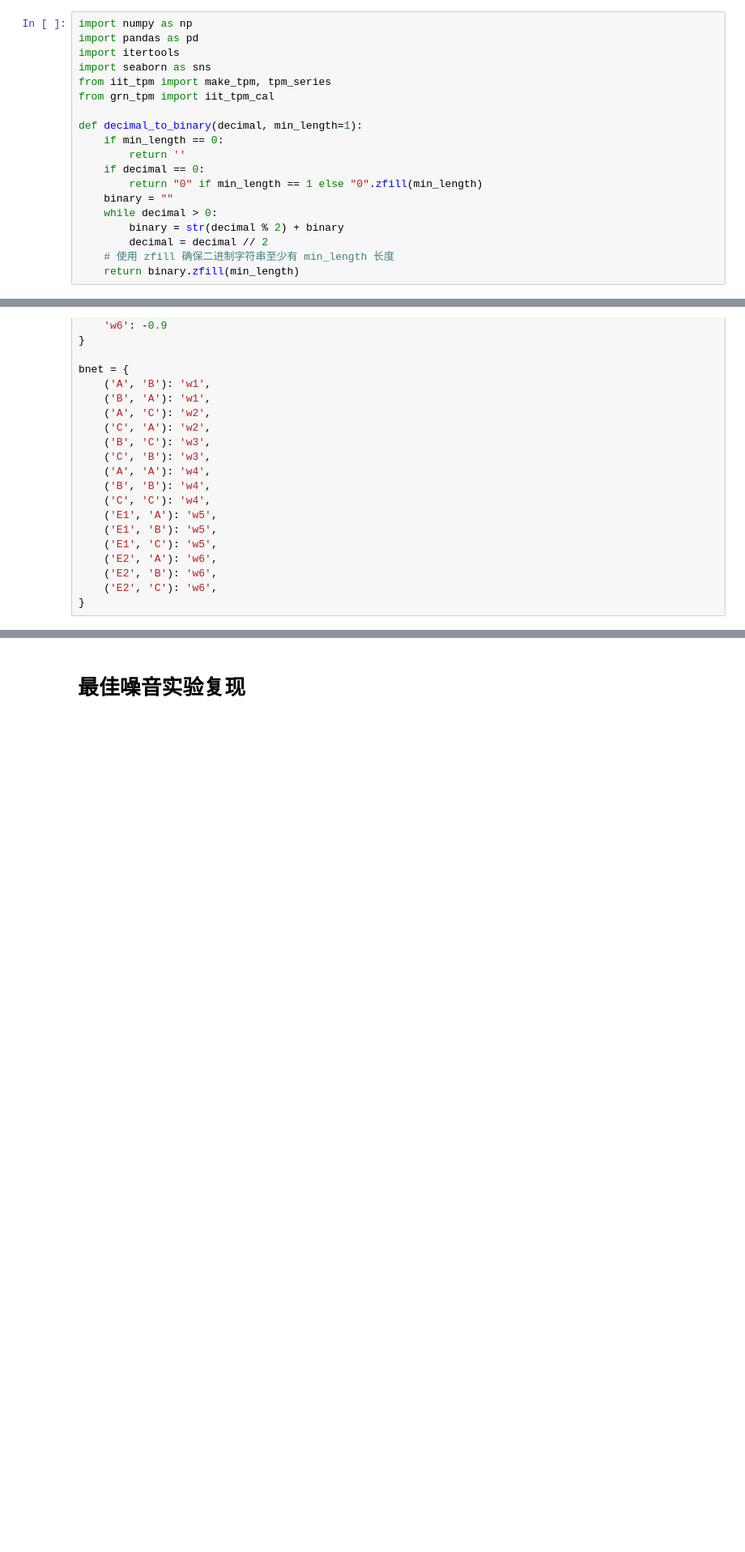
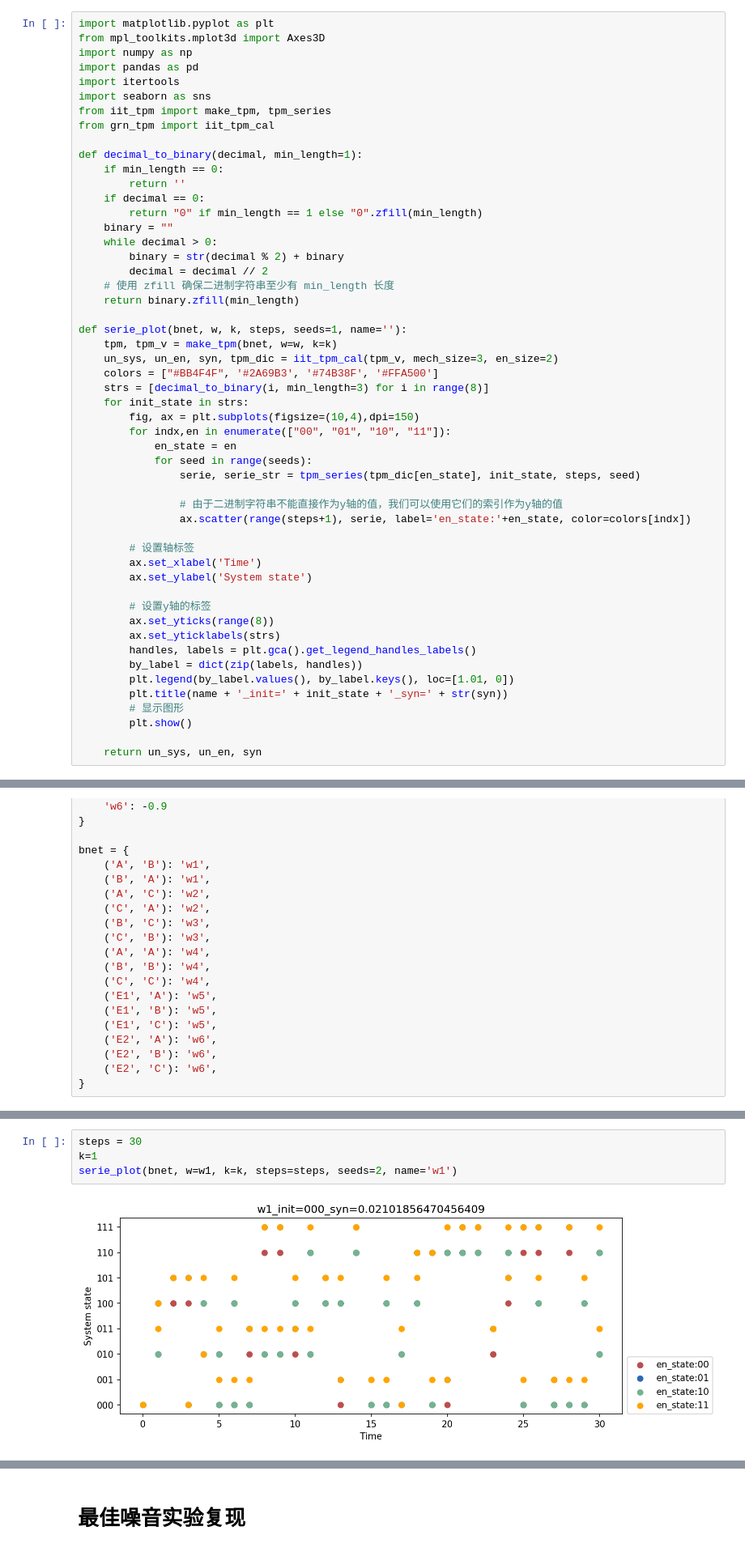
Before and after one commit to Lyn1216/Local-EI-project, a Jupyter notebook: exp/bool_network/grn/iit_tpm.ipynb, the cells around one changed output, grey strips where cells are left out. Shown at 81% size. Drawn from its saved outputs; the diff is of its cells as text; blank space fills up the shorter version.

```diff
--- a/exp/bool_network/grn/iit_tpm.ipynb
+++ b/exp/bool_network/grn/iit_tpm.ipynb
@@ -1,4 +1,6 @@
 # %%
+import matplotlib.pyplot as plt
+from mpl_toolkits.mplot3d import Axes3D
 import numpy as np
 import pandas as pd
 import itertools
@@ -17,6 +19,37 @@ def decimal_to_binary(decimal, min_length=1):
         decimal = decimal // 2
     # 使用 zfill 确保二进制字符串至少有 min_length 长度
     return binary.zfill(min_length)
+
+def serie_plot(bnet, w, k, steps, seeds=1, name=''):
+    tpm, tpm_v = make_tpm(bnet, w=w, k=k)
+    un_sys, un_en, syn, tpm_dic = iit_tpm_cal(tpm_v, mech_size=3, en_size=2)
+    colors = ["#BB4F4F", '#2A69B3', '#74B38F', '#FFA500']
+    strs = [decimal_to_binary(i, min_length=3) for i in range(8)]
+    for init_state in strs:
+        fig, ax = plt.subplots(figsize=(10,4),dpi=150)
+        for indx,en in enumerate(["00", "01", "10", "11"]):
+            en_state = en
+            for seed in range(seeds):
+                serie, serie_str = tpm_series(tpm_dic[en_state], init_state, steps, seed)
+
+                # 由于二进制字符串不能直接作为y轴的值，我们可以使用它们的索引作为y轴的值
+                ax.scatter(range(steps+1), serie, label='en_state:'+en_state, color=colors[indx])
+
+        # 设置轴标签
+        ax.set_xlabel('Time')
+        ax.set_ylabel('System state')
+
+        # 设置y轴的标签
+        ax.set_yticks(range(8))
+        ax.set_yticklabels(strs)
+        handles, labels = plt.gca().get_legend_handles_labels()
+        by_label = dict(zip(labels, handles))
+        plt.legend(by_label.values(), by_label.keys(), loc=[1.01, 0])
+        plt.title(name + '_init=' + init_state + '_syn=' + str(syn))
+        # 显示图形
+        plt.show()
+
+    return un_sys, un_en, syn
 # %% [markdown]
 # 不同环境状态下系统演化序列比较
 # %%
@@ -164,0 +109,6 @@ syn:  0.3112020855303125
+# %%
+steps = 30
+k=1
+serie_plot(bnet, w=w1, k=k, steps=steps, seeds=2, name='w1')
+# %% [output]
+[figure, added]
```
Also changed, not shown: parts of 14 cells of this notebook, 2 other files.
